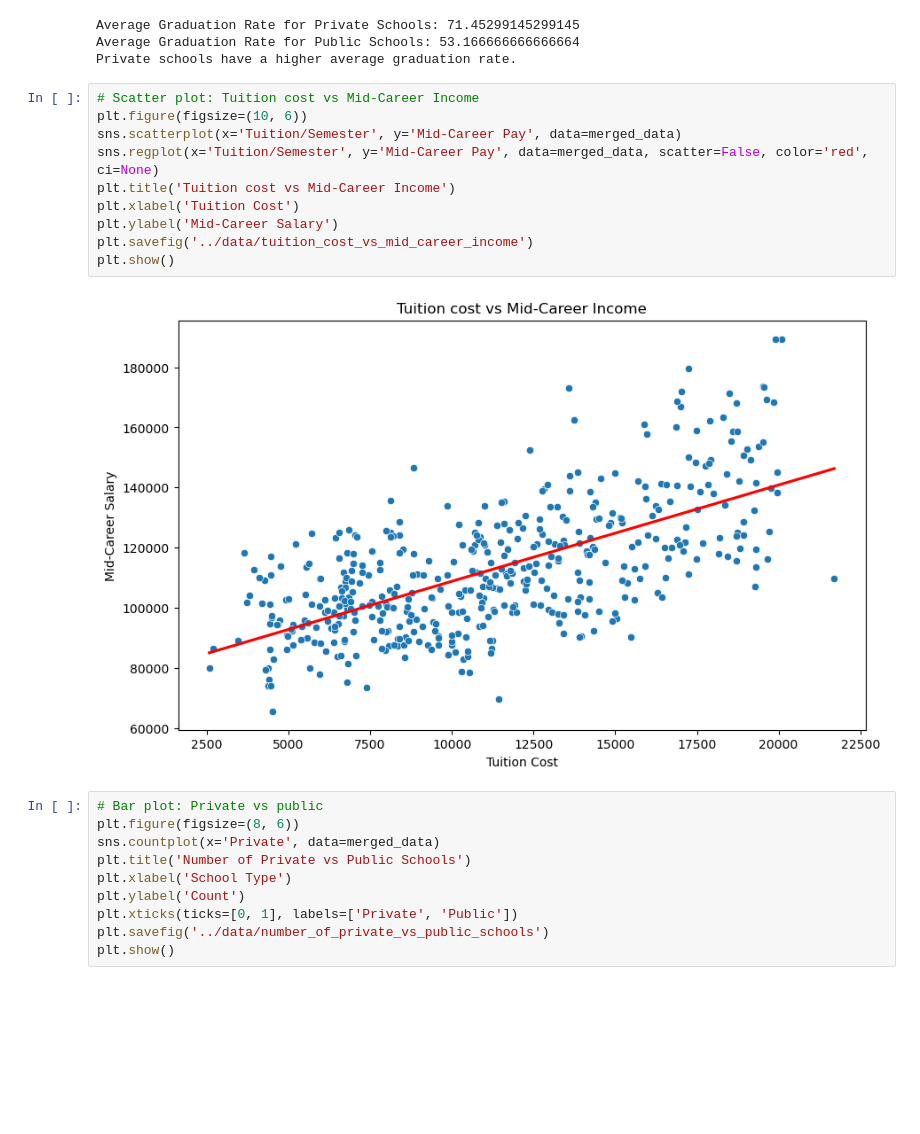
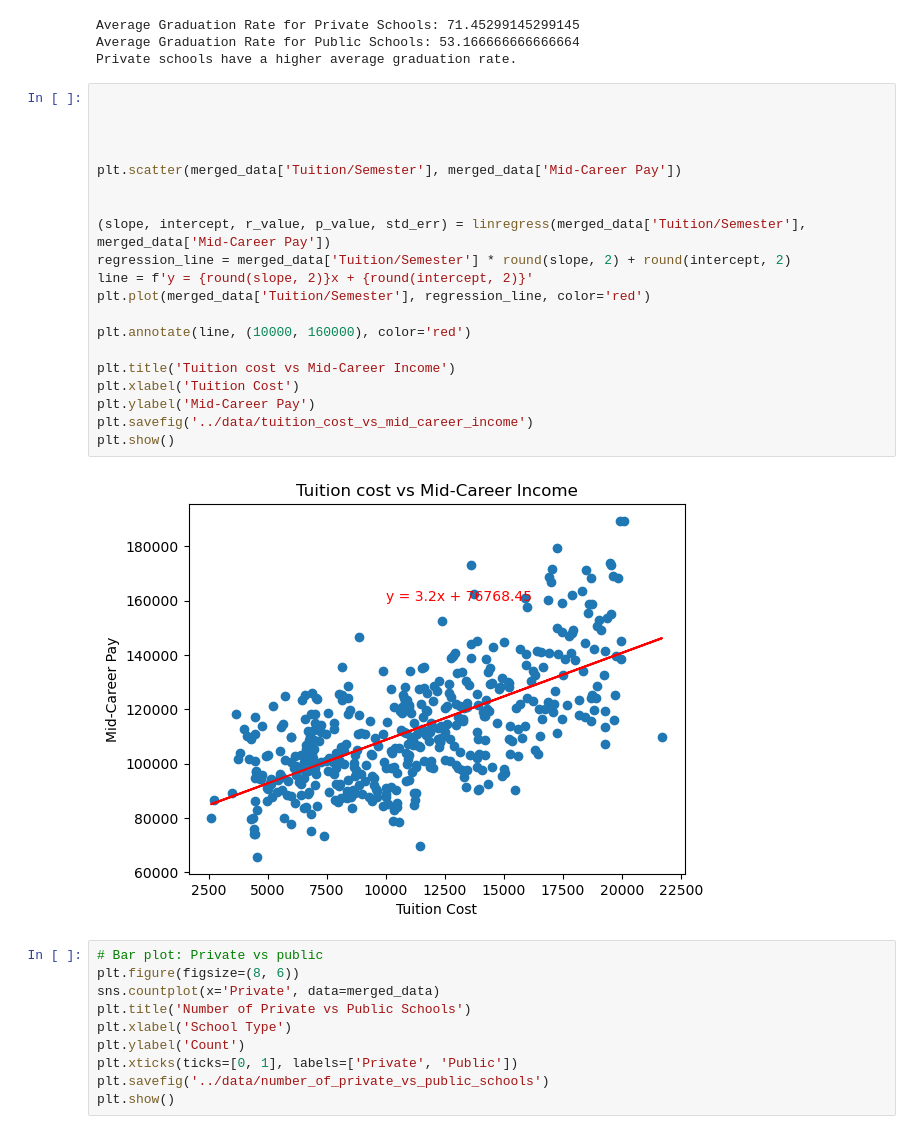
Before and after one commit to sWeeks99/Education_Trends_and_Opportunities, a Jupyter notebook: gulsens_analysis/gulsens_analysis.ipynb, the cells around one changed output. Drawn from its saved outputs; the diff is of its cells as text; blank space fills up the shorter version.

```diff
--- a/gulsens_analysis/gulsens_analysis.ipynb
+++ b/gulsens_analysis/gulsens_analysis.ipynb
@@ -128,17 +136,27 @@ Average Graduation Rate for Private Schools: 71.45299145299145
 Average Graduation Rate for Public Schools: 53.166666666666664
 Private schools have a higher average graduation rate.
 # %%
-# Scatter plot: Tuition cost vs Mid-Career Income
-plt.figure(figsize=(10, 6))
-sns.scatterplot(x='Tuition/Semester', y='Mid-Career Pay', data=merged_data)
-sns.regplot(x='Tuition/Semester', y='Mid-Career Pay', data=merged_data, scatter=False, color='red', ci=None)
+
+
+
+
+plt.scatter(merged_data['Tuition/Semester'], merged_data['Mid-Career Pay'])
+
+
+(slope, intercept, r_value, p_value, std_err) = linregress(merged_data['Tuition/Semester'], merged_data['Mid-Career Pay'])
+regression_line = merged_data['Tuition/Semester'] * round(slope, 2) + round(intercept, 2)
+line = f'y = {round(slope, 2)}x + {round(intercept, 2)}'
+plt.plot(merged_data['Tuition/Semester'], regression_line, color='red')
+
+plt.annotate(line, (10000, 160000), color='red')
+
 plt.title('Tuition cost vs Mid-Career Income')
 plt.xlabel('Tuition Cost')
-plt.ylabel('Mid-Career Salary')
+plt.ylabel('Mid-Career Pay')
 plt.savefig('../data/tuition_cost_vs_mid_career_income')
 plt.show()
 # %% [output]
-[figure, old version]
+[figure, new version]
 # %%
 # Bar plot: Private vs public
 plt.figure(figsize=(8, 6))
```
Also changed, not shown: parts of 11 cells of this notebook, 11 other files.
